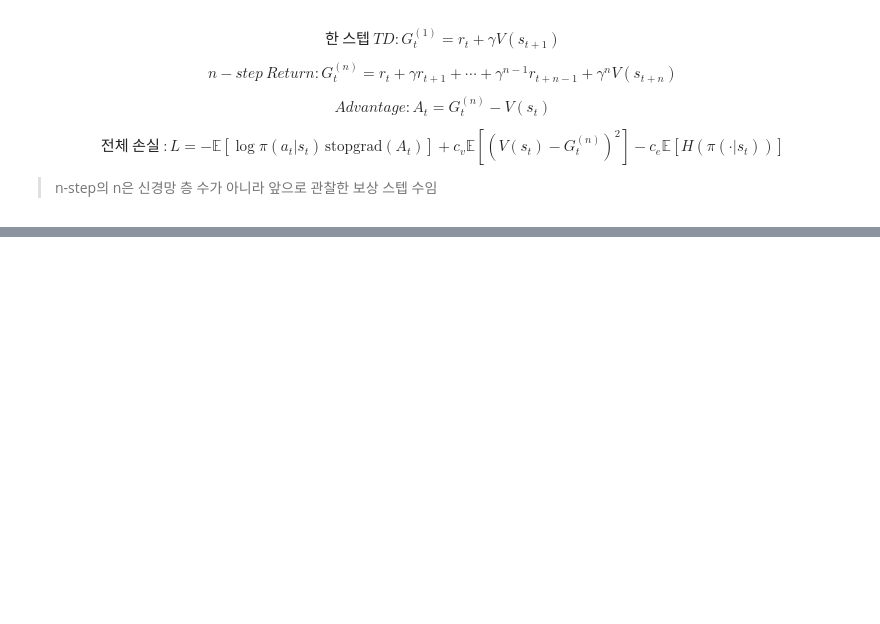
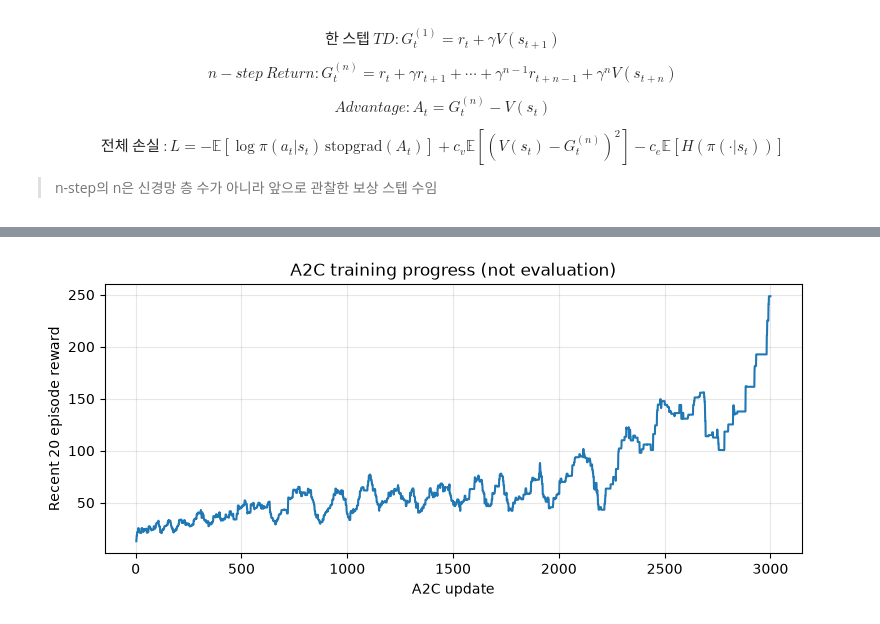
Before and after one commit to kjalh/13_MultiModal, a Jupyter notebook: 05_A2C_A3C_PPO.ipynb, the cells around one changed output, grey strips where cells are left out. Drawn from its saved outputs; the diff is of its cells as text; code cells hidden in the pictures; blank space fills up the shorter version.

```diff
--- a/05_A2C_A3C_PPO.ipynb
+++ b/05_A2C_A3C_PPO.ipynb
@@ -60,0 +109,19 @@ V(s_0) = 4 : 처음 상태에서 앞으로 받을 것으로 예상되는 보상
+# %%
+SEED = 2026
+random.seed(SEED)
+np.random.seed(SEED)
+torch.manual_seed(SEED)
+
+if torch.cuda.is_available():
+    torch.cuda.manual_seed_all(SEED)
+
+if torch.cuda.is_available():
+    DEVICE = torch.device('cuda')
+elif torch.backends.mps.is_available():
+    DEVICE = torch.device('mps')
+elif torch.xpu.is_available():
+    DEVICE = torch.device('xpu')
+else:
+    DEVICE = torch.device('cpu')
+
+print(DEVICE)
@@ -60,0 +372,16 @@ V(s_0) = 4 : 처음 상태에서 앞으로 받을 것으로 예상되는 보상
+# %%
+def set_seed(seed=2026):
+    random.seed(seed)
+    np.random.seed(seed)
+    torch.manual_seed(seed)
+    if torch.cuda.is_available():
+        torch.cuda.manual_seed_all(seed)
+# %%
+def make_envs(n=4, name="CartPole-v1", seed=2026):
+    envs = [gym.make(name) for _ in range(n)]
+    states = []
+    for i, env in enumerate(envs):
+        env.action_space.seed(seed + i)
+        state, _ = env.reset(seed=seed + i)
+        states.append(state)
+    return envs, np.asanyarray(states, dtype=np.float32)
@@ -60,0 +538,2 @@ V(s_0) = 4 : 처음 상태에서 앞으로 받을 것으로 예상되는 보상
+# %%
+a2c_model, a2c_hist, a2c_scores = train_a2c(updates=3000, n_envs=4, rollout_steps=5, seed=2026, print_every=50)
@@ -60,0 +558,10 @@ V(s_0) = 4 : 처음 상태에서 앞으로 받을 것으로 예상되는 보상
+# %%
+plt.figure(figsize=(9, 3.5))
+plt.plot(a2c_hist['update'], a2c_hist['recent20_reward'])
+plt.xlabel('A2C update')
+plt.ylabel('Recent 20 episode reward')
+plt.title('A2C training progress (not evaluation)')
+plt.grid(alpha=0.3)
+plt.show()
+# %% [output]
+[figure, added]
```
Also changed, not shown: parts of 11 cells of this notebook, 3 other files.
